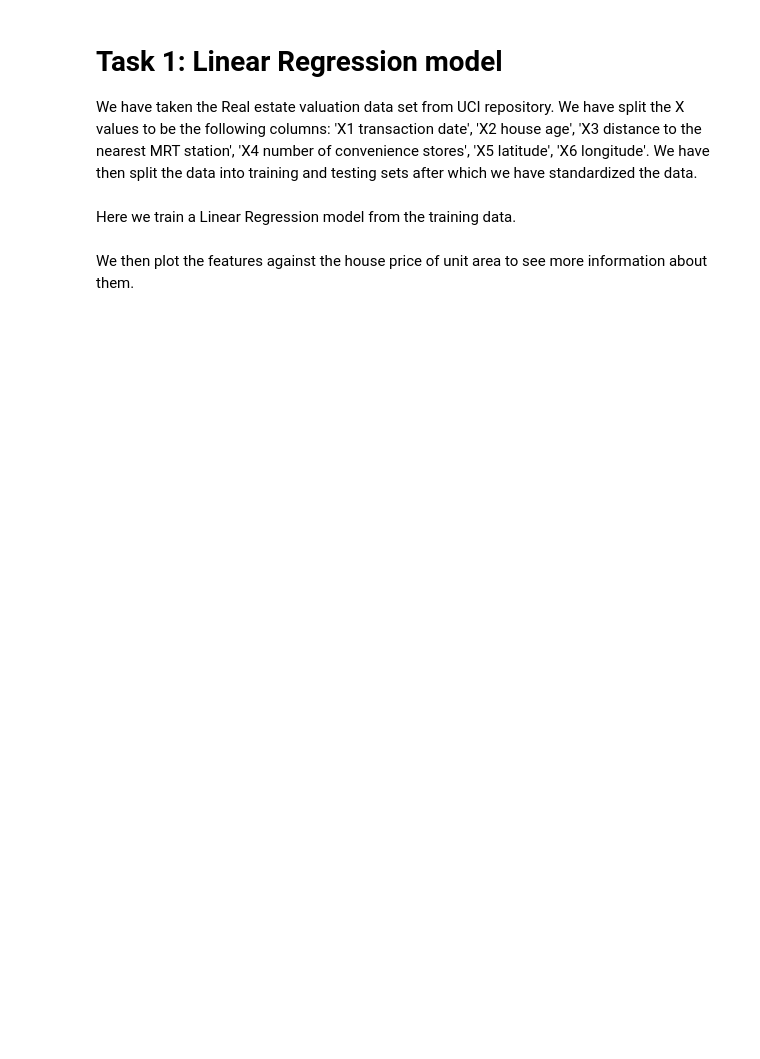
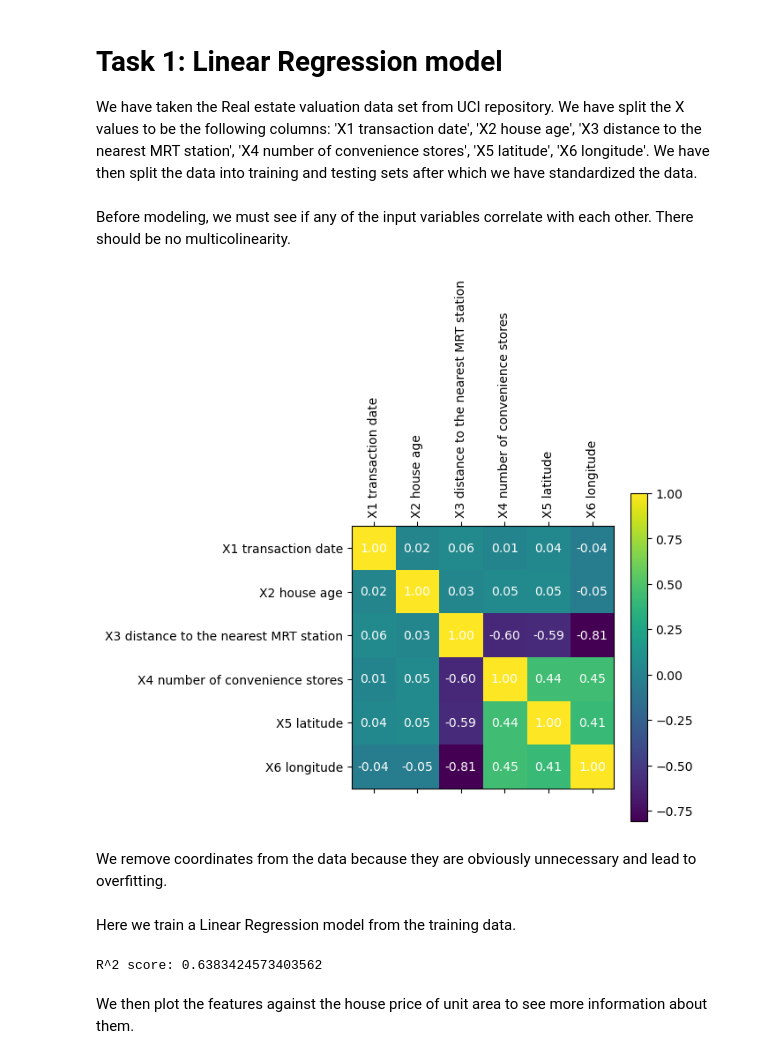
Before and after one commit to Tatusaily/DataML, a Jupyter notebook: Ryhmis4_LinearLogisticRegressionAssignment.ipynb, the cells around one changed output. Drawn from its saved outputs; the diff is of its cells as text; code cells hidden in the pictures; blank space fills up the shorter version.

```diff
--- a/Ryhmis4_LinearLogisticRegressionAssignment.ipynb
+++ b/Ryhmis4_LinearLogisticRegressionAssignment.ipynb
@@ -29,3 +29,19 @@ X_train, X_test, y_train, y_test = train_test_split(X, y, test_size=0.2, random_
 # Standardize the data
 X_train_scaled = StandardScaler().fit_transform(X_train)
 X_test_scaled = StandardScaler().fit_transform(X_test)
+# %% [markdown]
+Before modeling, we must see if any of the input variables correlate with each other. There should be no multicolinearity.
+# %%
+# Correlation heatmap of the features
+plt.matshow(X.corr())
+plt.colorbar()
+plt.xticks(range(X.shape[1]), X.columns, rotation=90)
+plt.yticks(range(X.shape[1]), X.columns)
+# give me numbers on the heatmap
+for (i, j), corr in np.ndenumerate(X.corr()):
+    plt.text(j, i, f'{corr:.2f}', ha='center', va='center', color='white')
+plt.show()
+# %% [output]
+[figure, added]
+# %% [markdown]
+We remove coordinates from the data because they are obviously unnecessary and lead to overfitting.
@@ -36,6 +56,10 @@ Here we train a Linear Regression model from the training data.
 model = LinearRegression()
 model.fit(X_train_scaled, y_train)
 y_pred = model.predict(X_test_scaled)
+# accuracy
+print(f'R^2 score: {r2_score(y_test, y_pred)}')
+# %% [output]
+R^2 score: 0.6383424573403562
 # %% [markdown]
 We then plot the features against the house price of unit area to see more information about them.
 # %%
```
Also changed, not shown: parts of 7 cells of this notebook.
